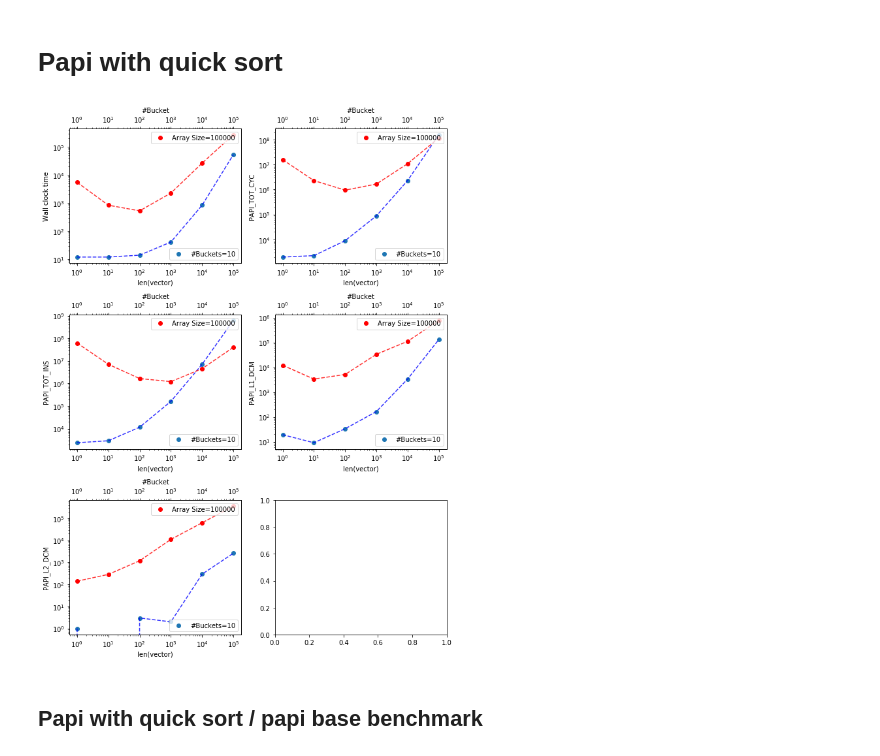
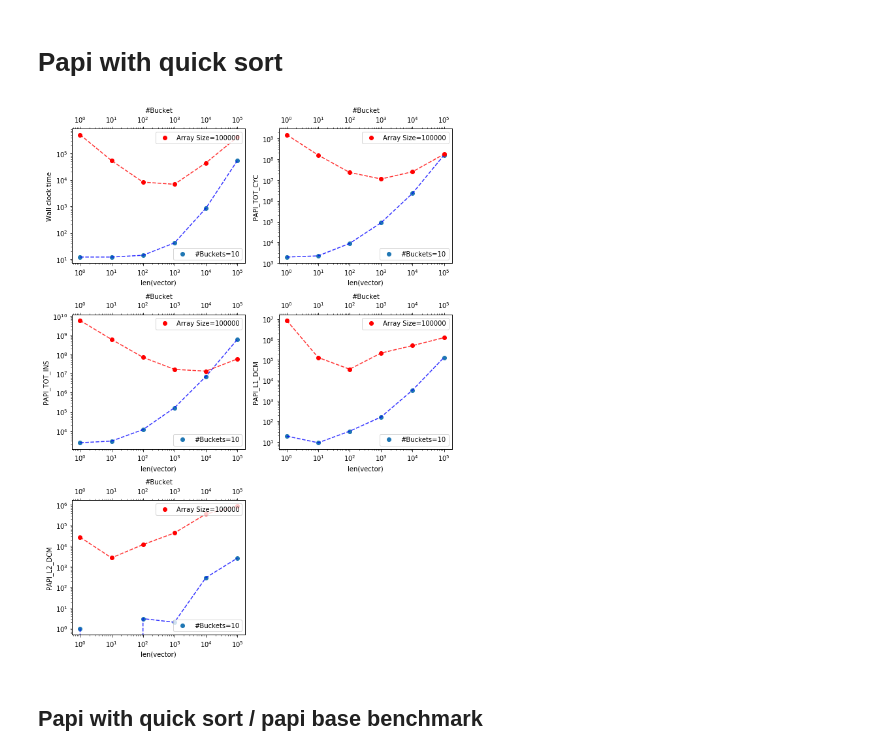
Before and after one commit to mcpeixoto/Parallel-Computing-Project, a Jupyter notebook: graficos2.ipynb, the cells around one changed output. Cells and saved outputs as stored; diff of their text form; code cells hidden in the pictures.

```diff
--- a/graficos2.ipynb
+++ b/graficos2.ipynb
@@ -100,6 +100,9 @@ def plot_papi_data(data1, data2, name, num_cols=2, interpolation=False, log_scal
               # Legend
               ax2.legend(loc='upper right')
 
+       row, col = int(i/num_cols), i%num_cols
+       ax = axis[row, col]
+       fig.delaxes(ax)
 
        # TIGHT!
        plt.tight_layout()
@@ -155,10 +158,10 @@ interpolation=True, log_scale=True)
 # Papi with quick sort
 # %%
 plot_papi_data('data/sequential_PAPI_QUICKSORT_fixed_num_buckets_10.txt',
-'data/sequential_PAPI_QUICKSORT_fixed_tam_buckets_10000.txt', name='sequential_PAPI_QUICKSORT.png',
+'data/sequential_PAPI_QUICKSORT_fixed_tam_buckets_100000.txt', name='sequential_PAPI_QUICKSORT.png',
 interpolation=True, log_scale=True)
 # %% [output]
-[figure, old version]
+[figure, new version]
 # %% [markdown]
 ## Papi with quick sort / papi base benchmark
 # %%
```
Also changed, not shown: parts of 8 cells of this notebook.
